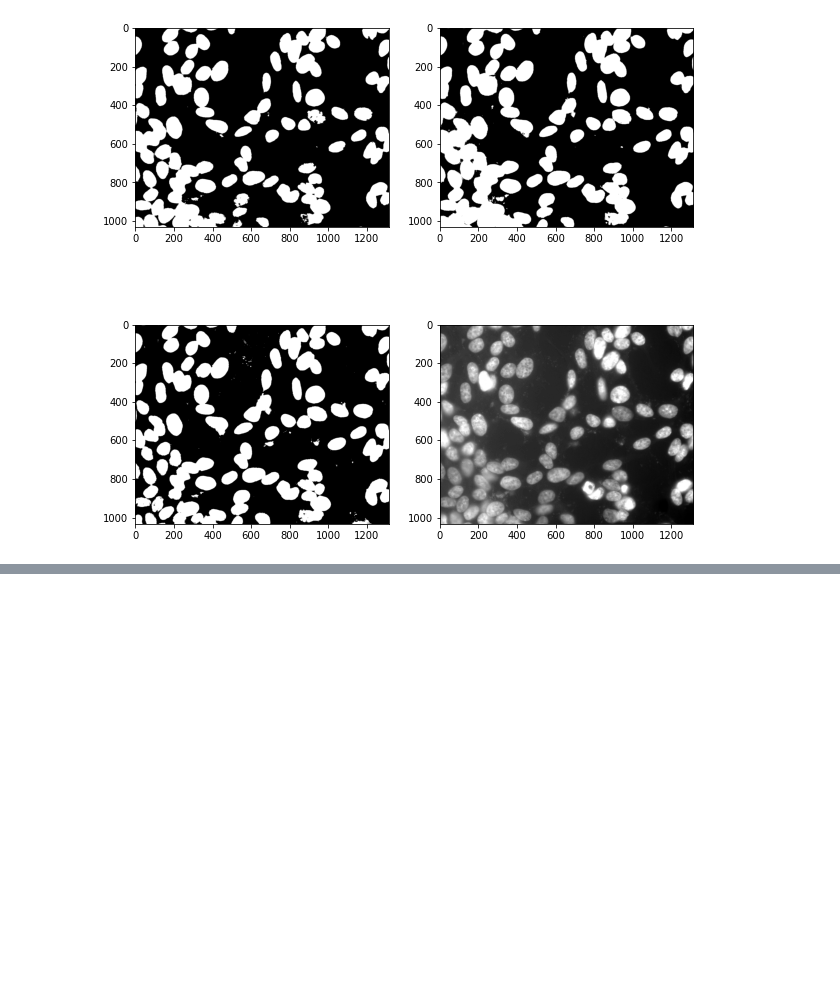
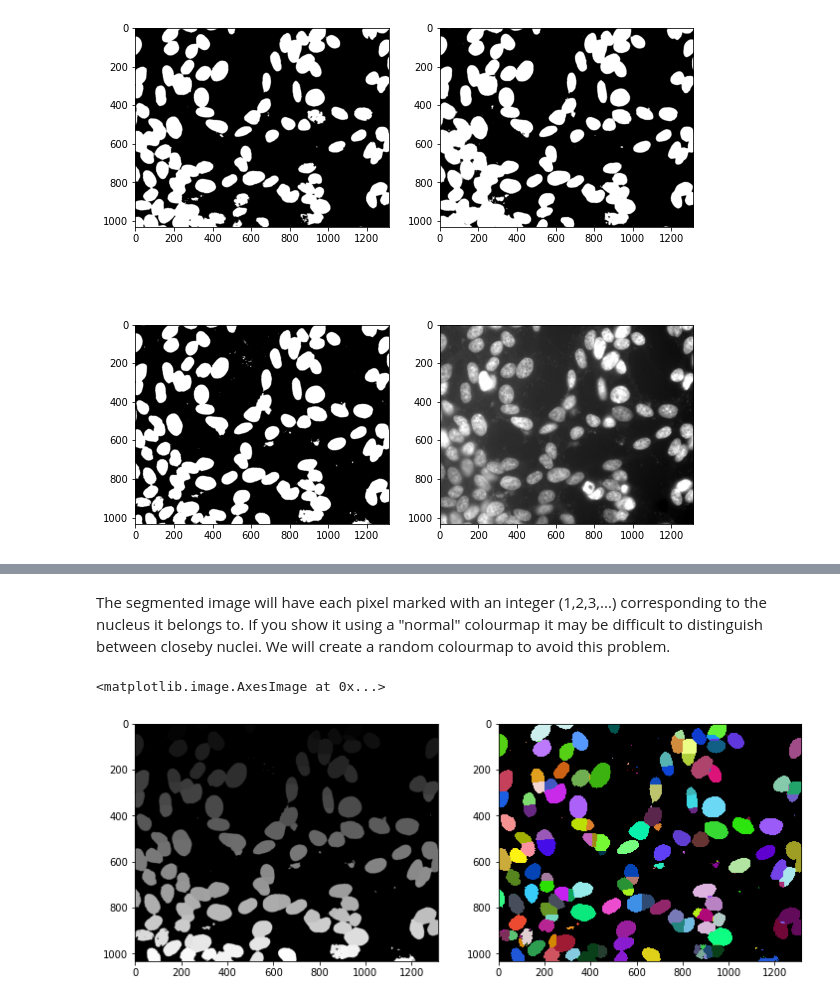
Before and after one commit to nicolaromano/BIA4, a Jupyter notebook: Workshops/Segmentation/segmentation solution.ipynb, the cells around one changed output, grey strips where cells are left out. Cells and saved outputs as stored; diff of their text form; code cells hidden in the pictures; blank space fills up the shorter version.

Commit message:
Added instance segmentation

```diff
--- a/Workshops/Segmentation/segmentation solution.ipynb
+++ b/Workshops/Segmentation/segmentation solution.ipynb
@@ -129,0 +153,42 @@ This will allow us to make cell-level measurements, a very useful tool for analy
+# %%
+from skimage.feature import peak_local_max
+from skimage.measure import label
+from skimage.segmentation import watershed
+
+# Find the local maxima of the distance map.
+# We need to impose a minimum distance between the peaks and we can specify
+# a "footprint" to search for local maxima. You can experiment with these value to find
+# one that works best with your image
+# peak_local_max returns the indices of the maxima
+local_maxima_idx = peak_local_max(distance, min_distance=20,
+               footprint=np.ones((3, 3)))
+# We create a matrix of "False" with the same shape of the image
+mask = np.zeros(distance.shape, dtype=bool)
+# We now mark the maxima as True (note that we need to transpose the matrix)
+mask[tuple(local_maxima_idx.T)] = True
+
+# Label connected regions
+markers = label(local_maxima)
+# Split touching nuclei using watershed
+segmented = watershed(-distance, markers, mask=nuclei_threshold_local)
+# %% [markdown]
+The segmented image will have each pixel marked with an integer (1,2,3,...) corresponding to the nucleus it belongs to. If you show it using a "normal" colourmap it may be difficult to distinguish between closeby nuclei. We will create a random colourmap to avoid this problem.
+# %%
+# Use ListedColormap to create a random colormap to help visualize the results
+from matplotlib.colors import ListedColormap
+
+# Create a random array of values between 0 and 1, with shape (256, 3).
+# Why did we choose this shape?
+colours = np.random.rand(256,3)
+# Ensure 0 is black
+colours[0] = [0, 0, 0]
+cmap_random = ListedColormap(colours)
+
+fig, ax = plt.subplots(nrows=1, ncols=2, figsize=(12, 6))
+# Display the image with the gray and the random colourmap
+ax[0].imshow(segmented, cmap="gray")
+# Important to use nearest interpolation, to avoid visual artefacts
+ax[1].imshow(segmented, cmap=cmap_random, interpolation="nearest")
+# %% [output]
+<matplotlib.image.AxesImage at 0x...>
+[figure, added]
```
Also changed, not shown: parts of 9 cells of this notebook.
